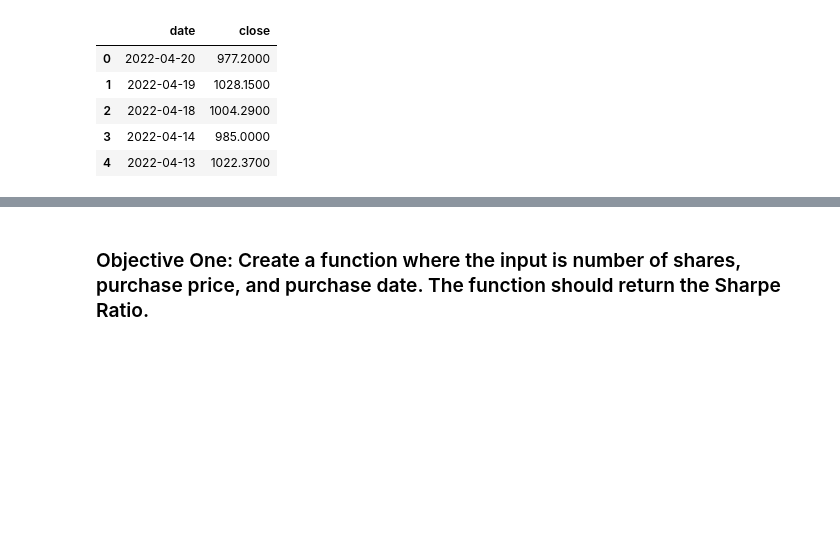
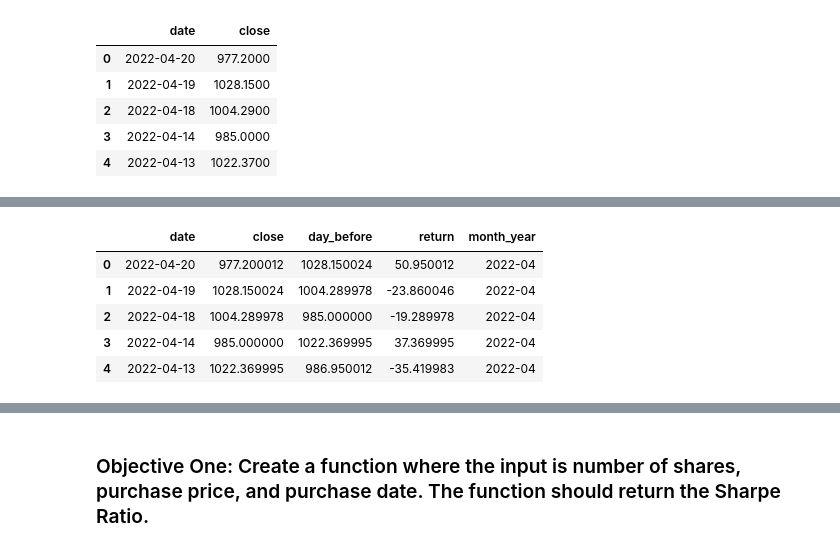
Before and after one commit to jaykayso/portfolio_risk_dashboard, a Jupyter notebook: data_import.ipynb, the cells around one changed output, grey strips where cells are left out. Cells and saved outputs as stored; diff of their text form; code cells hidden in the pictures; blank space fills up the shorter version.

```diff
--- a/data_import.ipynb
+++ b/data_import.ipynb
@@ -379,0 +357,9 @@ def sharpe_calc(array):
+# %%
+whole_df.head()
+# %% [output]
+|  | date | close | day_before | return | month_year |
+| 0 | 2022-04-20 | 977.200012 | 1028.150024 | 50.950012 | 2022-04 |
+| 1 | 2022-04-19 | 1028.150024 | 1004.289978 | -23.860046 | 2022-04 |
+| 2 | 2022-04-18 | 1004.289978 | 985.000000 | -19.289978 | 2022-04 |
+| 3 | 2022-04-14 | 985.000000 | 1022.369995 | 37.369995 | 2022-04 |
+| 4 | 2022-04-13 | 1022.369995 | 986.950012 | -35.419983 | 2022-04 |
```
Also changed, not shown: parts of 80 cells of this notebook.
